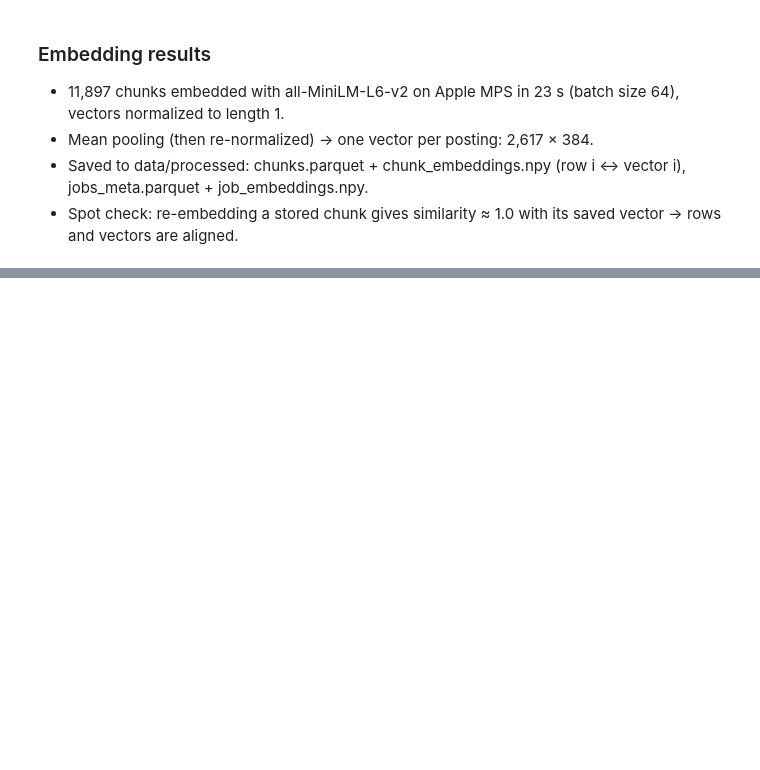
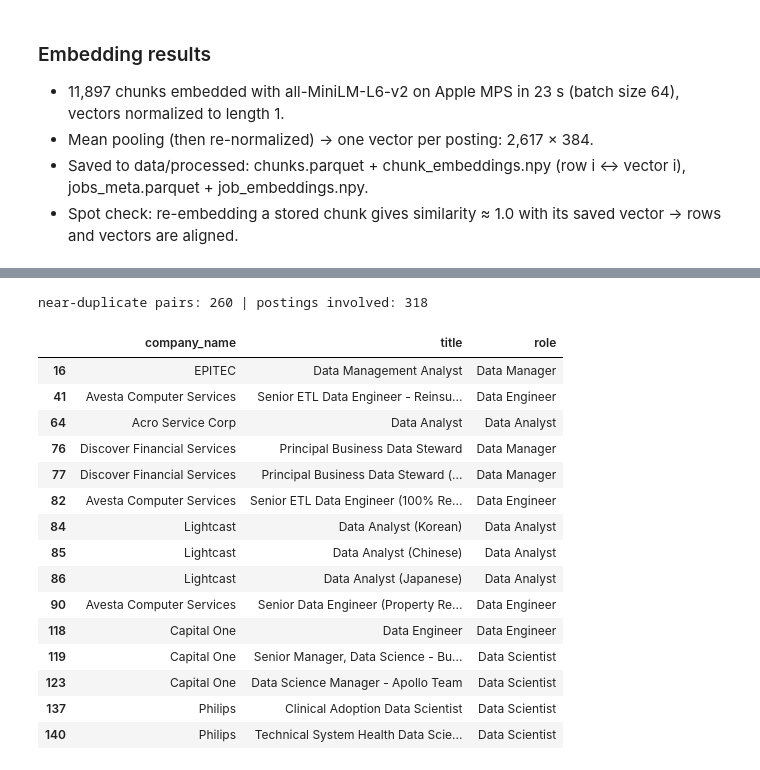
Before and after one commit to rouzbeh-enayatzadeh/skillscope, a Jupyter notebook: notebooks/04_embeddings.ipynb, the cells around one changed output, grey strips where cells are left out. Drawn from its saved outputs; the diff is of its cells as text; code cells hidden in the pictures; blank space fills up the shorter version.

```diff
--- a/notebooks/04_embeddings.ipynb
+++ b/notebooks/04_embeddings.ipynb
@@ -220,0 +282,23 @@ next chunk (different text): 0.6852
+# %%
+# Near-duplicates the exact dedup missed: pairs of different postings with similarity > 0.95
+pairs = np.argwhere(np.triu(sim, 1) > 0.95)
+print("near-duplicate pairs:", len(pairs), "| postings involved:", len(np.unique(pairs)))
+jobs_meta.loc[np.unique(pairs[:20]), ["company_name", "title", "role"]].head(15)
+# %% [output]
+near-duplicate pairs: 260 | postings involved: 318
+|  | company_name | title | role |
+| 16 | EPITEC | Data Management Analyst | Data Manager |
+| 41 | Avesta Computer Services | Senior ETL Data Engineer - Reinsu... | Data Engineer |
+| 64 | Acro Service Corp | Data Analyst | Data Analyst |
+| 76 | Discover Financial Services | Principal Business Data Steward | Data Manager |
+| 77 | Discover Financial Services | Principal Business Data Steward (... | Data Manager |
+| 82 | Avesta Computer Services | Senior ETL Data Engineer (100% Re... | Data Engineer |
+| 84 | Lightcast | Data Analyst (Korean) | Data Analyst |
+| 85 | Lightcast | Data Analyst (Chinese) | Data Analyst |
+| 86 | Lightcast | Data Analyst (Japanese) | Data Analyst |
+| 90 | Avesta Computer Services | Senior Data Engineer (Property Re... | Data Engineer |
+| 118 | Capital One | Data Engineer | Data Engineer |
+| 119 | Capital One | Senior Manager, Data Science - Bu... | Data Scientist |
+| 123 | Capital One | Data Science Manager - Apollo Team | Data Scientist |
+| 137 | Philips | Clinical Adoption Data Scientist | Data Scientist |
+| 140 | Philips | Technical System Health Data Scie... | Data Scientist |
```
Also changed, not shown: parts of 5 cells of this notebook, 1 other file.
